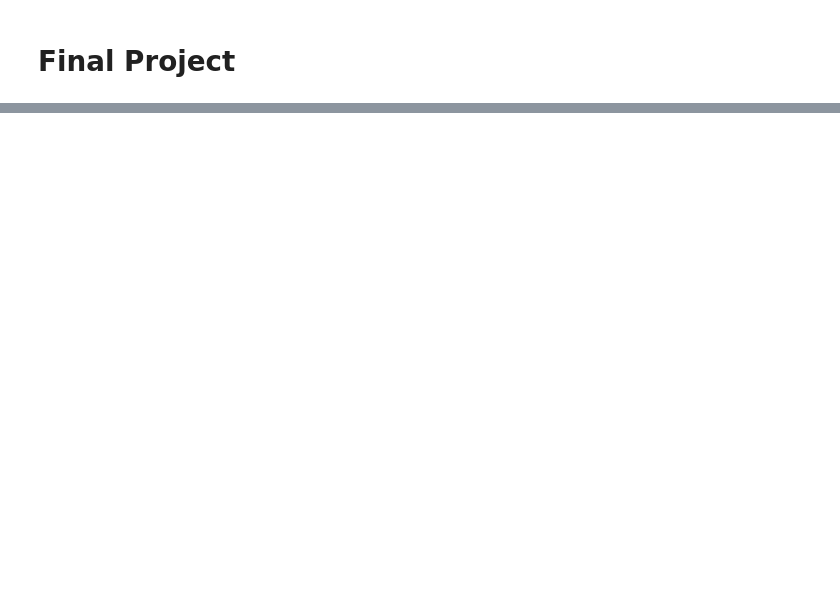
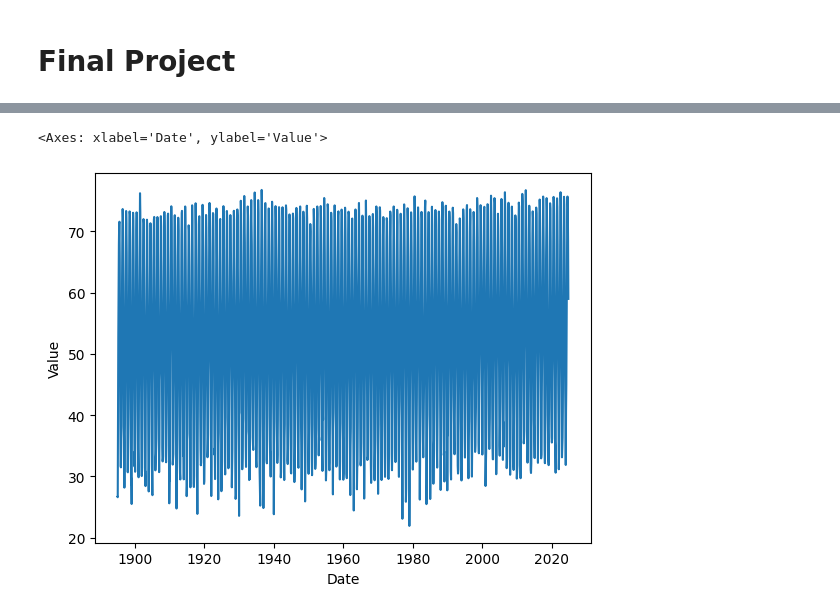
Before and after one commit to beaumartin25/cs5830_final_project, a Jupyter notebook: final_project.ipynb, the cells around one changed output, grey strips where cells are left out. Saved outputs shown, nothing was run; the diff lists cells and outputs as text; code cells hidden in the pictures; blank space fills up the shorter version.

```diff
--- a/final_project.ipynb
+++ b/final_project.ipynb
@@ -36,0 +30,6 @@ display(result)
+# %%
+temp_timeseries = sns.lineplot(data=temperatures, x='Date', y='Value')
+display(temp_timeseries)
+# %% [output]
+<Axes: xlabel='Date', ylabel='Value'>
+[figure, added]
```
Also changed, not shown: parts of 16 cells of this notebook, 1 other file.
